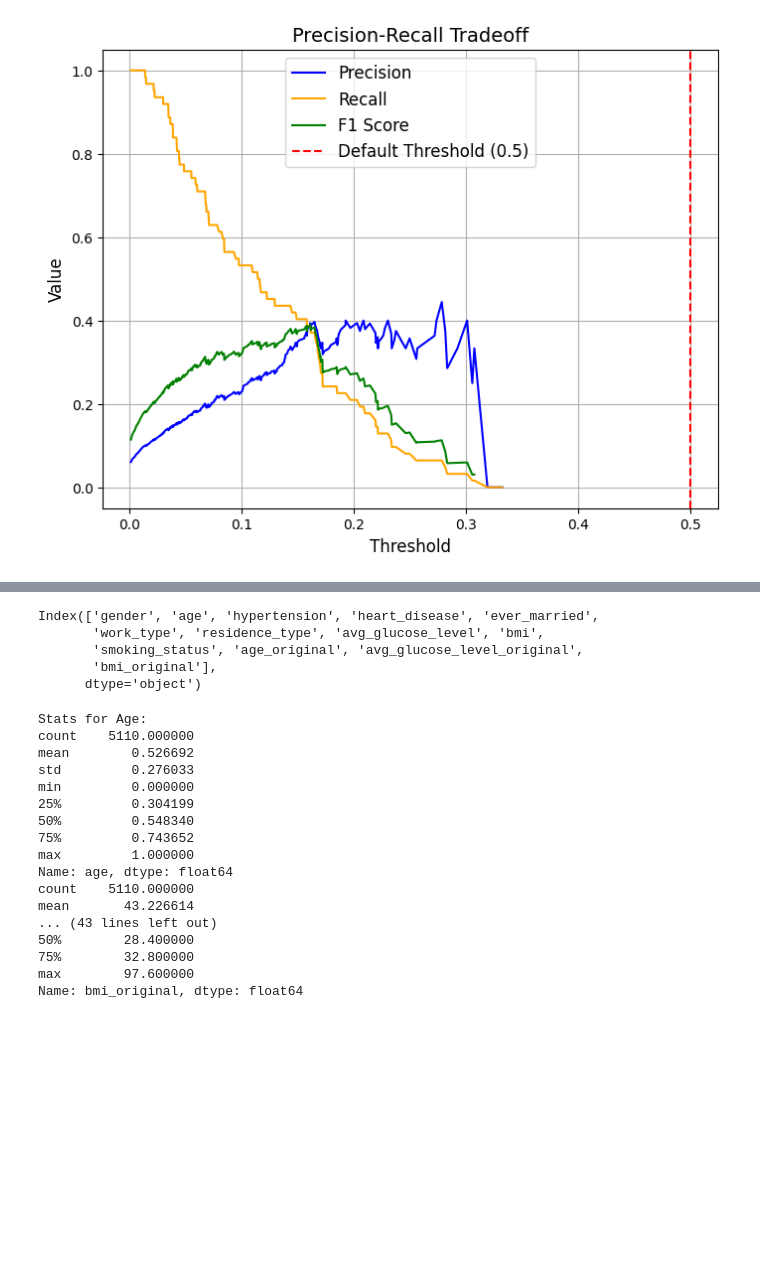
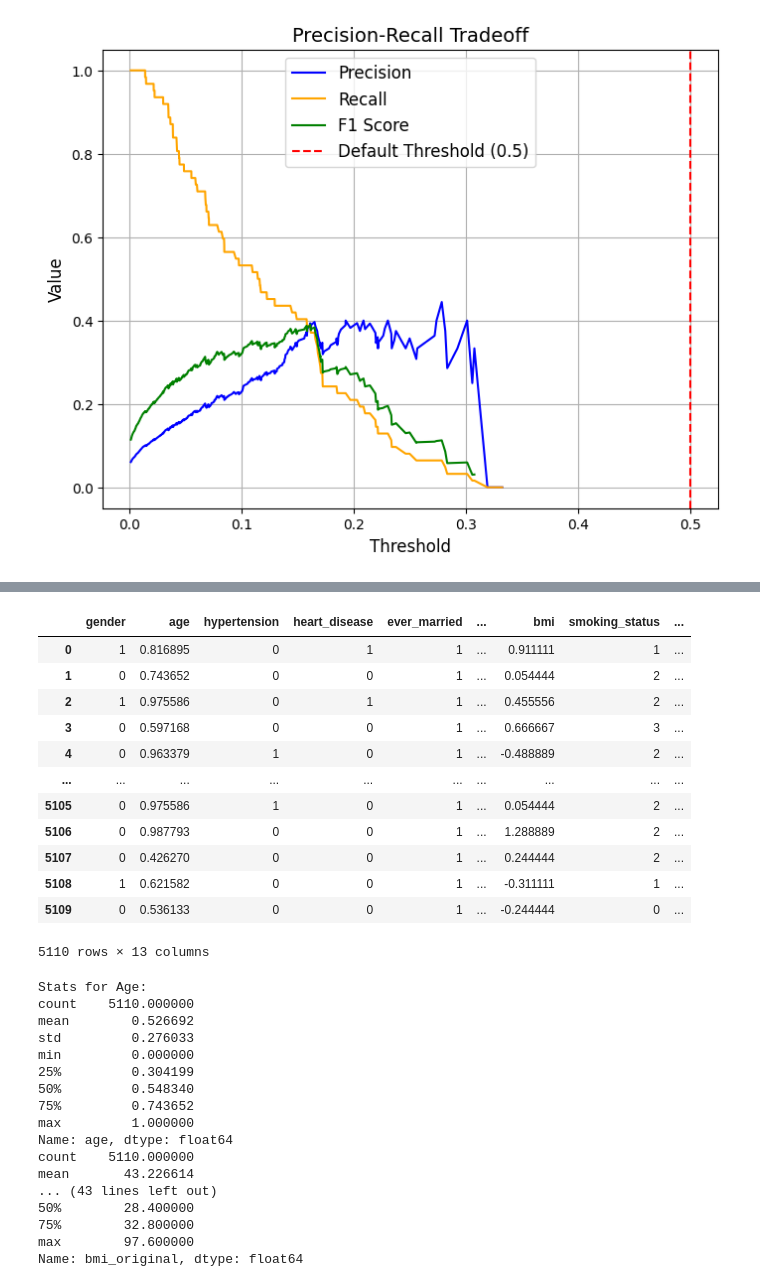
Before and after one commit to JConrad35/Lessons-Learned-During-Stroke-Prediction-Modeling, a Jupyter notebook: Stroke.ipynb, the cells around one changed output, grey strips where cells are left out. Cells and saved outputs as stored; diff of their text form; code cells hidden in the pictures; blank space fills up the shorter version.

```diff
--- a/Stroke.ipynb
+++ b/Stroke.ipynb
@@ -586,15 +586,22 @@ Silhouette Score:  0.27231340215538435
 # %%
 data1['age_original'] = scaler_minmax.inverse_transform(data1[['age']])
 data1[['avg_glucose_level_original', 'bmi_original']] = scaler_robust.inverse_transform(data1[scaled_cols_robust])
 data1_drop_unscaled = data1.drop(data1.columns[-4], axis=1)
 data1_drop_unscaled
-data1_drop_unscaled.columns
 # %% [output]
+|  | gender | age | hypertension | heart_disease | ever_married | ... | bmi | smoking_status | ... |
+| 0 | 1 | 0.816895 | 0 | 1 | 1 | ... | 0.911111 | 1 | ... |
+| 1 | 0 | 0.743652 | 0 | 0 | 1 | ... | 0.054444 | 2 | ... |
+| 2 | 1 | 0.975586 | 0 | 1 | 1 | ... | 0.455556 | 2 | ... |
+| 3 | 0 | 0.597168 | 0 | 0 | 1 | ... | 0.666667 | 3 | ... |
+| 4 | 0 | 0.963379 | 1 | 0 | 1 | ... | -0.488889 | 2 | ... |
+| ... | ... | ... | ... | ... | ... | ... | ... | ... | ... |
+| 5105 | 0 | 0.975586 | 1 | 0 | 1 | ... | 0.054444 | 2 | ... |
+| 5106 | 0 | 0.987793 | 0 | 0 | 1 | ... | 1.288889 | 2 | ... |
+| 5107 | 0 | 0.426270 | 0 | 0 | 1 | ... | 0.244444 | 2 | ... |
+| 5108 | 1 | 0.621582 | 0 | 0 | 1 | ... | -0.311111 | 1 | ... |
+| 5109 | 0 | 0.536133 | 0 | 0 | 1 | ... | -0.244444 | 0 | ... |
-Index(['gender', 'age', 'hypertension', 'heart_disease', 'ever_married',
-       'work_type', 'residence_type', 'avg_glucose_level', 'bmi',
-       'smoking_status', 'age_original', 'avg_glucose_level_original',
-       'bmi_original'],
-      dtype='object')
+5110 rows × 13 columns
 # %%
 print("Stats for Age:")
 print(data1_drop_unscaled['age'].describe())
```
Also changed, not shown: parts of 6 cells of this notebook, 2 other files.
